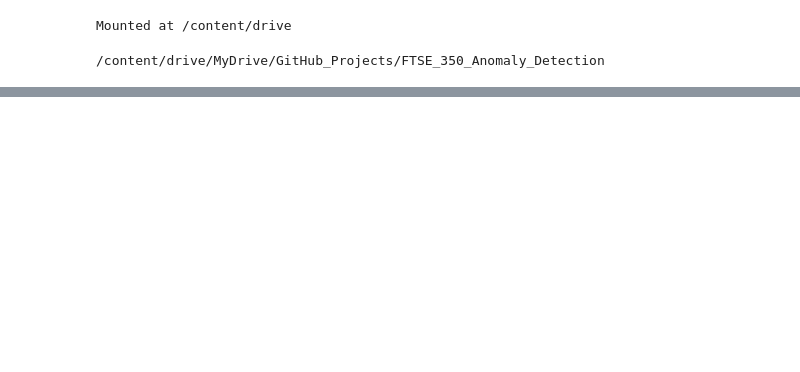
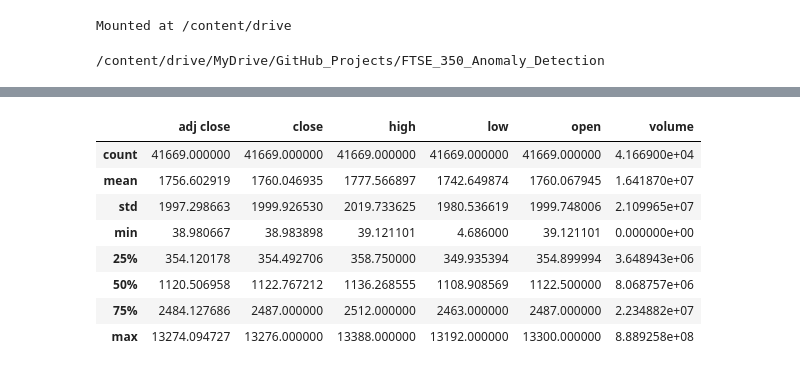
Before and after one commit to 01DorSarpong/FTSE_350_Anomaly_Detection, a Jupyter notebook: Unsupervised_Anomaly_Detection.ipynb, the cells around one changed output, grey strips where cells are left out. Saved outputs shown, nothing was run; the diff lists cells and outputs as text; code cells hidden in the pictures; blank space fills up the shorter version.

```diff
--- a/Unsupervised_Anomaly_Detection.ipynb
+++ b/Unsupervised_Anomaly_Detection.ipynb
@@ -787,6 +935,18 @@ def perform_chronological_split(df: pd.DataFrame, split_date: str) -> Tuple[pd.D
 
 
     return X_train_normal, X_eval
+# %%
+ready_ftse100_data.describe()
+# %% [output]
+|  | adj close | close | high | low | open | volume |
+| count | 41669.000000 | 41669.000000 | 41669.000000 | 41669.000000 | 41669.000000 | 4.166900e+04 |
+| mean | 1756.602919 | 1760.046935 | 1777.566897 | 1742.649874 | 1760.067945 | 1.641870e+07 |
+| std | 1997.298663 | 1999.926530 | 2019.733625 | 1980.536619 | 1999.748006 | 2.109965e+07 |
+| min | 38.980667 | 38.983898 | 39.121101 | 4.686000 | 39.121101 | 0.000000e+00 |
+| 25% | 354.120178 | 354.492706 | 358.750000 | 349.935394 | 354.899994 | 3.648943e+06 |
+| 50% | 1120.506958 | 1122.767212 | 1136.268555 | 1108.908569 | 1122.500000 | 8.068757e+06 |
+| 75% | 2484.127686 | 2487.000000 | 2512.000000 | 2463.000000 | 2487.000000 | 2.234882e+07 |
+| max | 13274.094727 | 13276.000000 | 13388.000000 | 13192.000000 | 13300.000000 | 8.889258e+08 |
 # %%
 # Calling the function to split the data into training and testing
 
```
Also changed, not shown: parts of 23 cells of this notebook.
